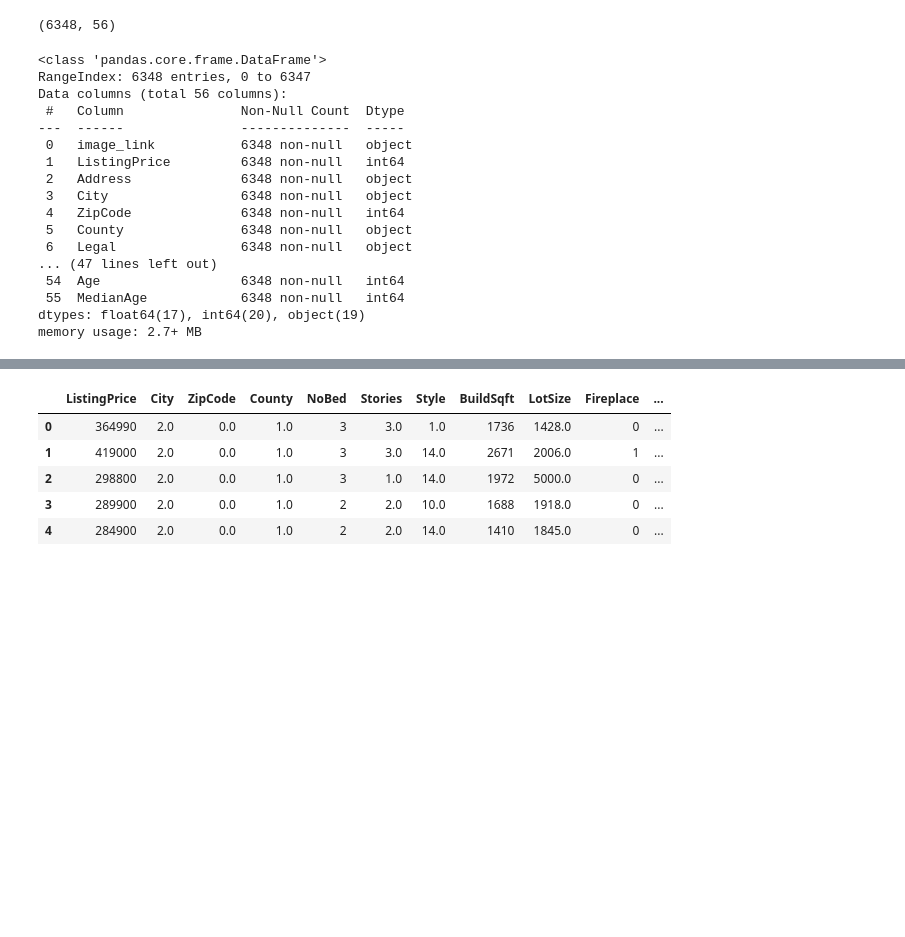
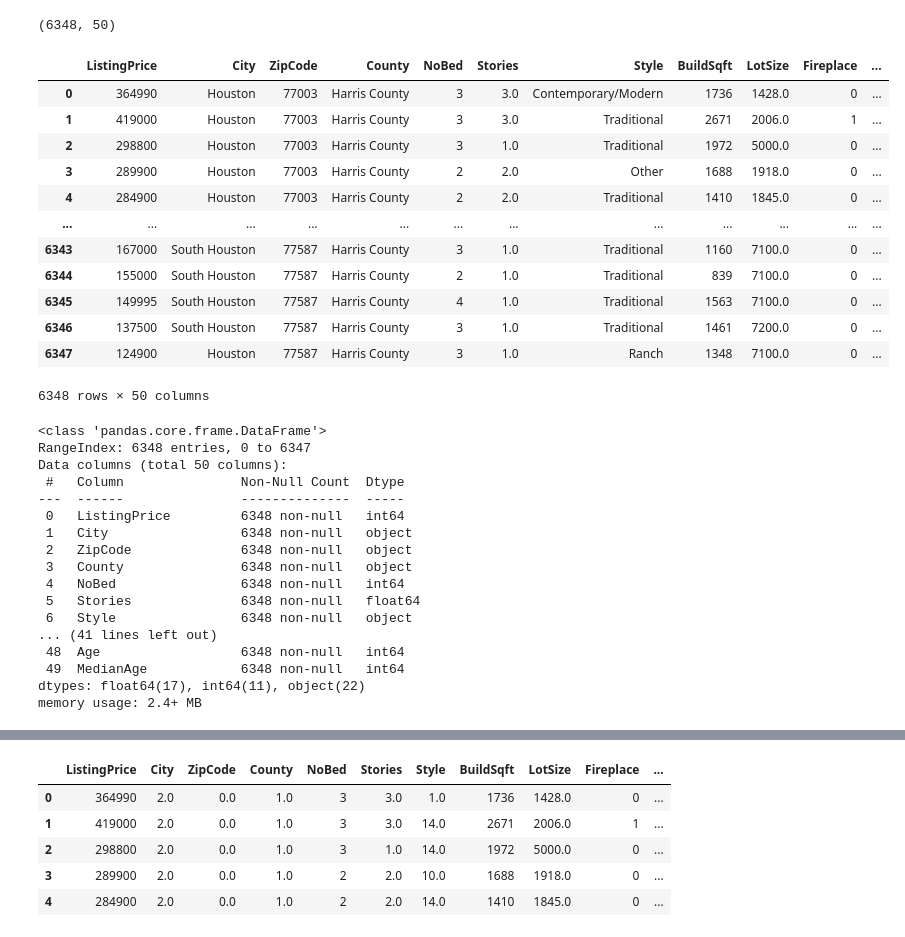
Before and after one commit to AllenAnsari/Prediction-House-Price-Using-Image-Processing, a Jupyter notebook: notebooks/Model.ipynb, the cells around one changed output, grey strips where cells are left out. Saved outputs shown, nothing was run; the diff lists cells and outputs as text; code cells hidden in the pictures; blank space fills up the shorter version.

```diff
--- a/notebooks/Model.ipynb
+++ b/notebooks/Model.ipynb
@@ -25,26 +50,55 @@ warnings.filterwarnings('ignore')
+# %%
+def load_house_attributes(inputPath):
+
+ # load it using Pandas
+
+    df = pd.read_csv(inputPath)
+    #converting zip codes to object
+    df.ZipCode = df.ZipCode.astype('object',copy=False)
+    # dropping 'image_link','Address','Legal','Heating' columns
+    df.drop(['image_link','Address','Legal','Heating'],axis=1,inplace=True)
+
+  # return the data frame
+    return df
 # %%
-SingleFamilyHome = pd.read_csv('../data/processed/SingleFamilyFinal.csv')
+SingleFamilyHome = load_house_attributes('../data/processed/SingleFamilyFinal.csv')
 # %%
 SingleFamilyHome.shape
 # %% [output]
-(6348, 56)
+(6348, 50)
+# %%
+SingleFamilyHome
+# %% [output]
+|  | ListingPrice | City | ZipCode | County | NoBed | Stories | Style | BuildSqft | LotSize | Fireplace | ... |
+| 0 | 364990 | Houston | 77003 | Harris County | 3 | 3.0 | Contemporary/Modern | 1736 | 1428.0 | 0 | ... |
+| 1 | 419000 | Houston | 77003 | Harris County | 3 | 3.0 | Traditional | 2671 | 2006.0 | 1 | ... |
+| 2 | 298800 | Houston | 77003 | Harris County | 3 | 1.0 | Traditional | 1972 | 5000.0 | 0 | ... |
+| 3 | 289900 | Houston | 77003 | Harris County | 2 | 2.0 | Other | 1688 | 1918.0 | 0 | ... |
+| 4 | 284900 | Houston | 77003 | Harris County | 2 | 2.0 | Traditional | 1410 | 1845.0 | 0 | ... |
+| ... | ... | ... | ... | ... | ... | ... | ... | ... | ... | ... | ... |
+| 6343 | 167000 | South Houston | 77587 | Harris County | 3 | 1.0 | Traditional | 1160 | 7100.0 | 0 | ... |
+| 6344 | 155000 | South Houston | 77587 | Harris County | 2 | 1.0 | Traditional | 839 | 7100.0 | 0 | ... |
+| 6345 | 149995 | South Houston | 77587 | Harris County | 4 | 1.0 | Traditional | 1563 | 7100.0 | 0 | ... |
+| 6346 | 137500 | South Houston | 77587 | Harris County | 3 | 1.0 | Traditional | 1461 | 7200.0 | 0 | ... |
+| 6347 | 124900 | Houston | 77587 | Harris County | 3 | 1.0 | Ranch | 1348 | 7100.0 | 0 | ... |
+6348 rows × 50 columns
 # %%
 SingleFamilyHome.info()
 # %% [output]
 <class 'pandas.core.frame.DataFrame'>
 RangeIndex: 6348 entries, 0 to 6347
-Data columns (total 56 columns):
+Data columns (total 50 columns):
  #   Column               Non-Null Count  Dtype
 ---  ------               --------------  -----
- 0   image_link           6348 non-null   object
- 1   ListingPrice         6348 non-null   int64
- 2   Address              6348 non-null   object
- 3   City                 6348 non-null   object
- 4   ZipCode              6348 non-null   int64
- 5   County               6348 non-null   object
- 6   Legal                6348 non-null   object
-... (47 lines left out)
- 54  Age                  6348 non-null   int64
- 55  MedianAge            6348 non-null   int64
-dtypes: float64(17), int64(20), object(19)
-memory usage: 2.7+ MB
+ 0   ListingPrice         6348 non-null   int64
+ 1   City                 6348 non-null   object
+ 2   ZipCode              6348 non-null   object
+ 3   County               6348 non-null   object
+ 4   NoBed                6348 non-null   int64
+ 5   Stories              6348 non-null   float64
+ 6   Style                6348 non-null   object
+... (41 lines left out)
+ 48  Age                  6348 non-null   int64
+ 49  MedianAge            6348 non-null   int64
+dtypes: float64(17), int64(11), object(22)
+memory usage: 2.4+ MB
```
Also changed, not shown: parts of 67 cells of this notebook, 4 other files.
